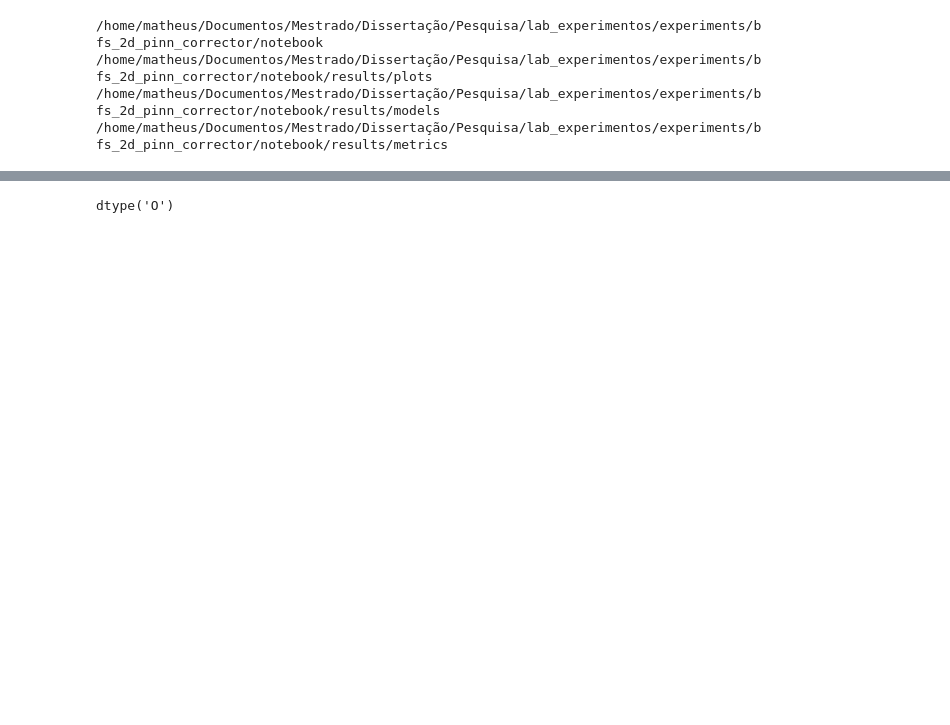
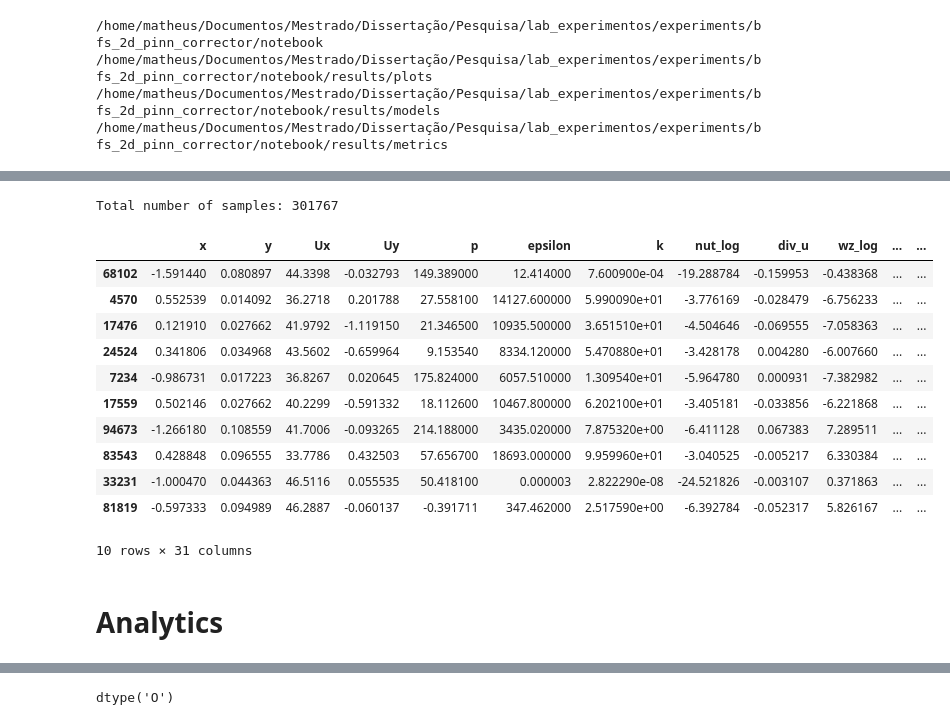
Before and after one commit to borges12matheus/pinn_hybrid_experiments, a Jupyter notebook: notebook/bfs2d_pipeline_baseline_v0.ipynb, the cells around one changed output, grey strips where cells are left out. Drawn from its saved outputs; the diff is of its cells as text; code cells hidden in the pictures; blank space fills up the shorter version.

Commit message:
Constroi dataset unificado com multiplos Re

```diff
--- a/notebook/bfs2d_pipeline_baseline_v0.ipynb
+++ b/notebook/bfs2d_pipeline_baseline_v0.ipynb
@@ -34,0 +37,4 @@ for p in [PATH_PLOT, PATH_MODEL, PATH_METRIC]:
+# %%
+df_20 = pd.read_parquet(PATH_EXP_DIR / 'data/data_processed/dataset_bfs_2d_kepsilon_Re20000_full.parquet')
+print(f"Total number of samples: {len(df_20)}")
+df_20.head()
@@ -34,0 +50,4 @@ for p in [PATH_PLOT, PATH_MODEL, PATH_METRIC]:
+# %%
+df_28 = pd.read_parquet(PATH_EXP_DIR / 'data/data_processed/dataset_bfs_2d_kepsilon_Re28000_full.parquet')
+print(f"Total number of samples: {len(df_28)}")
+df_28.head()
@@ -34,0 +63,4 @@ for p in [PATH_PLOT, PATH_MODEL, PATH_METRIC]:
+# %%
+df_36 = pd.read_parquet(PATH_EXP_DIR / 'data/data_processed/dataset_bfs_2d_kepsilon_Re36000_full.parquet')
+print(f"Total number of samples: {len(df_36)}")
+df_36.head()
@@ -34,0 +76,18 @@ for p in [PATH_PLOT, PATH_MODEL, PATH_METRIC]:
+# %%
+df = pd.concat([df_20, df_28, df_36], axis=0)
+print(f"Total number of samples: {len(df)}")
+df.sample(10)
+# %% [output]
+Total number of samples: 301767
+|  | x | y | Ux | Uy | p | epsilon | k | nut_log | div_u | wz_log | ... | ... |
+| 68102 | -1.591440 | 0.080897 | 44.3398 | -0.032793 | 149.389000 | 12.414000 | 7.600900e-04 | -19.288784 | -0.159953 | -0.438368 | ... | ... |
+| 4570 | 0.552539 | 0.014092 | 36.2718 | 0.201788 | 27.558100 | 14127.600000 | 5.990090e+01 | -3.776169 | -0.028479 | -6.756233 | ... | ... |
+| 17476 | 0.121910 | 0.027662 | 41.9792 | -1.119150 | 21.346500 | 10935.500000 | 3.651510e+01 | -4.504646 | -0.069555 | -7.058363 | ... | ... |
+| 24524 | 0.341806 | 0.034968 | 43.5602 | -0.659964 | 9.153540 | 8334.120000 | 5.470880e+01 | -3.428178 | 0.004280 | -6.007660 | ... | ... |
+| 7234 | -0.986731 | 0.017223 | 36.8267 | 0.020645 | 175.824000 | 6057.510000 | 1.309540e+01 | -5.964780 | 0.000931 | -7.382982 | ... | ... |
+| 17559 | 0.502146 | 0.027662 | 40.2299 | -0.591332 | 18.112600 | 10467.800000 | 6.202100e+01 | -3.405181 | -0.033856 | -6.221868 | ... | ... |
+| 94673 | -1.266180 | 0.108559 | 41.7006 | -0.093265 | 214.188000 | 3435.020000 | 7.875320e+00 | -6.411128 | 0.067383 | 7.289511 | ... | ... |
+| 83543 | 0.428848 | 0.096555 | 33.7786 | 0.432503 | 57.656700 | 18693.000000 | 9.959960e+01 | -3.040525 | -0.005217 | 6.330384 | ... | ... |
+| 33231 | -1.000470 | 0.044363 | 46.5116 | 0.055535 | 50.418100 | 0.000003 | 2.822290e-08 | -24.521826 | -0.003107 | 0.371863 | ... | ... |
+| 81819 | -0.597333 | 0.094989 | 46.2887 | -0.060137 | -0.391711 | 347.462000 | 2.517590e+00 | -6.392784 | -0.052317 | 5.826167 | ... | ... |
+10 rows × 31 columns
@@ -35,3 +96,5 @@ for p in [PATH_PLOT, PATH_MODEL, PATH_METRIC]:
+# %% [markdown]
+# Analytics
 # %%
 df = pd.read_csv(PATH_EXP_DIR / "results/comparisons/experiments_full.csv")
 df
```
Also changed, not shown: parts of 5 cells of this notebook, 19 other files.
